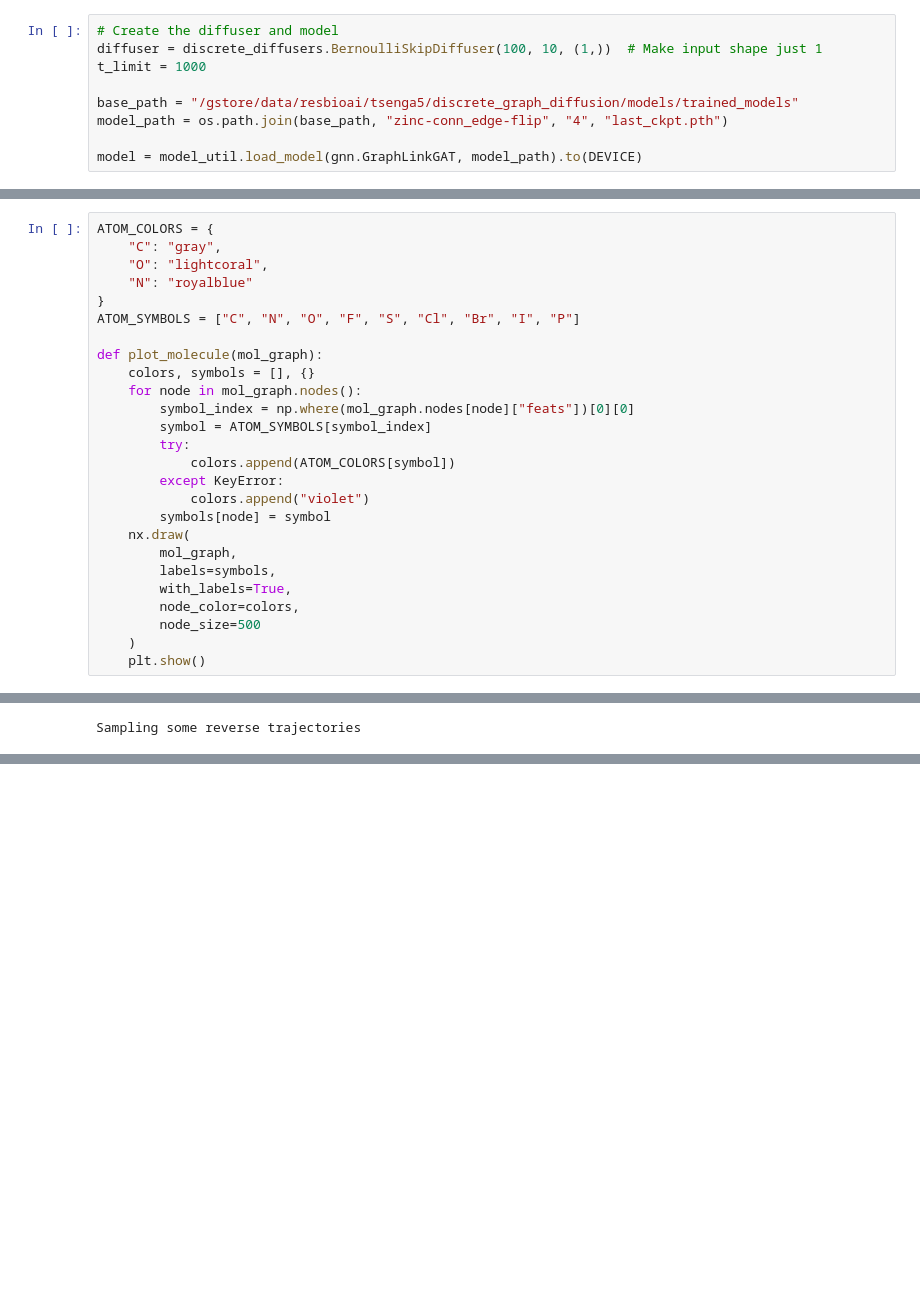
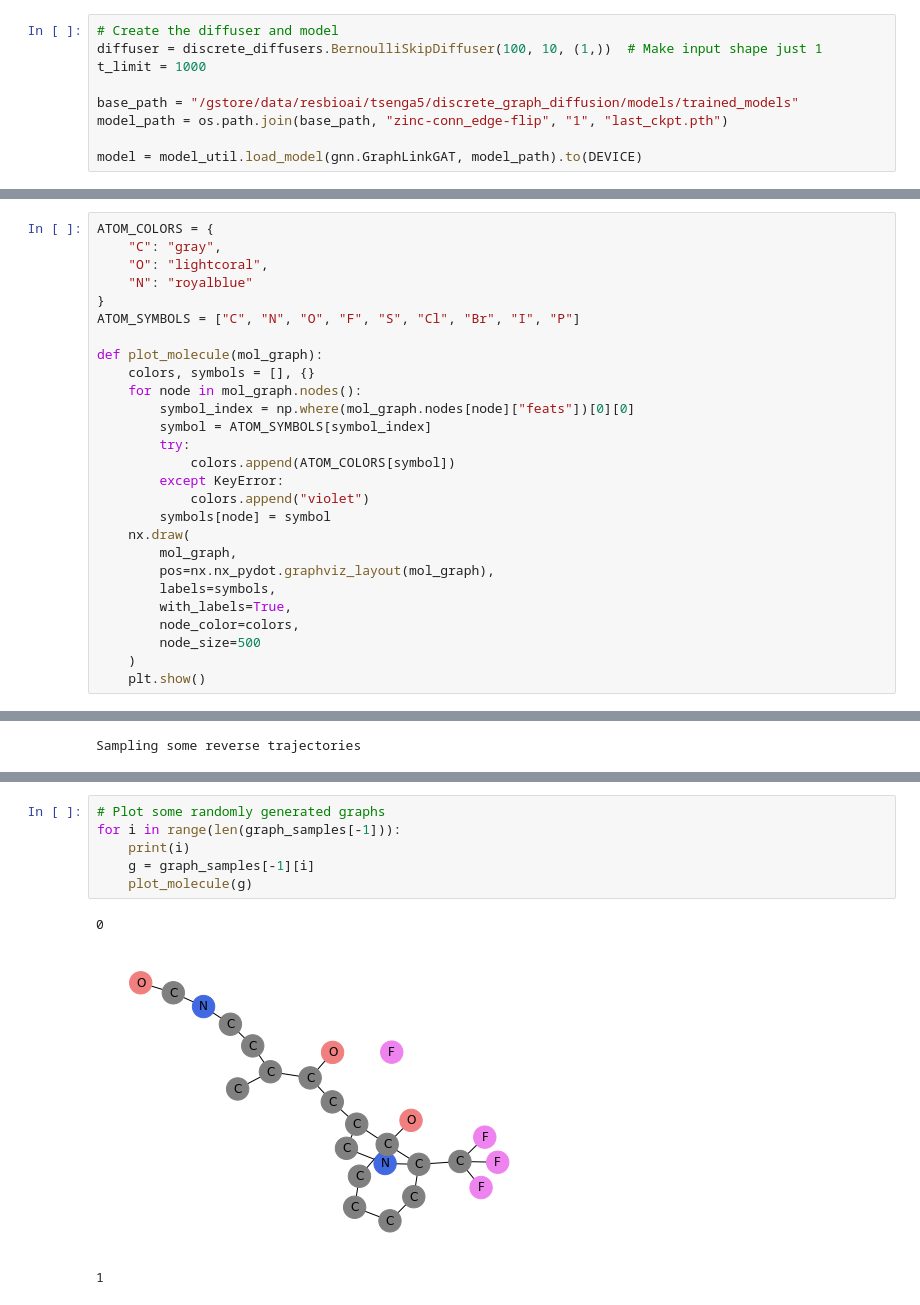
Before and after one commit to Genentech/GraphGUIDE, a Jupyter notebook: notebooks/discrete_diffusion_graph_controlled_zinc.ipynb, the cells around one changed output, grey strips where cells are left out. Drawn from its saved outputs; the diff is of its cells as text; blank space fills up the shorter version.

Commit message:
Conditional generation on ZINC250

```diff
--- a/notebooks/discrete_diffusion_graph_controlled_zinc.ipynb
+++ b/notebooks/discrete_diffusion_graph_controlled_zinc.ipynb
@@ -40,7 +40,7 @@ diffuser = discrete_diffusers.BernoulliSkipDiffuser(100, 10, (1,))  # Make input
 t_limit = 1000
 
 base_path = "/gstore/data/resbioai/tsenga5/discrete_graph_diffusion/models/trained_models"
-model_path = os.path.join(base_path, "zinc-conn_edge-flip", "4", "last_ckpt.pth")
+model_path = os.path.join(base_path, "zinc-conn_edge-flip", "1", "last_ckpt.pth")
 
 model = model_util.load_model(gnn.GraphLinkGAT, model_path).to(DEVICE)
 # %% [markdown]
@@ -78,6 +78,7 @@ def plot_molecule(mol_graph):
         symbols[node] = symbol
     nx.draw(
         mol_graph,
+        pos=nx.nx_pydot.graphviz_layout(mol_graph),
         labels=symbols,
         with_labels=True,
         node_color=colors,
@@ -115,0 +182,10 @@ for i, g in enumerate(graphs[:20]):
+# %%
+# Plot some randomly generated graphs
+for i in range(len(graph_samples[-1])):
+    print(i)
+    g = graph_samples[-1][i]
+    plot_molecule(g)
+# %% [output]
+0
+[figure, added]
+1
```
Also changed, not shown: parts of 4 cells of this notebook.
